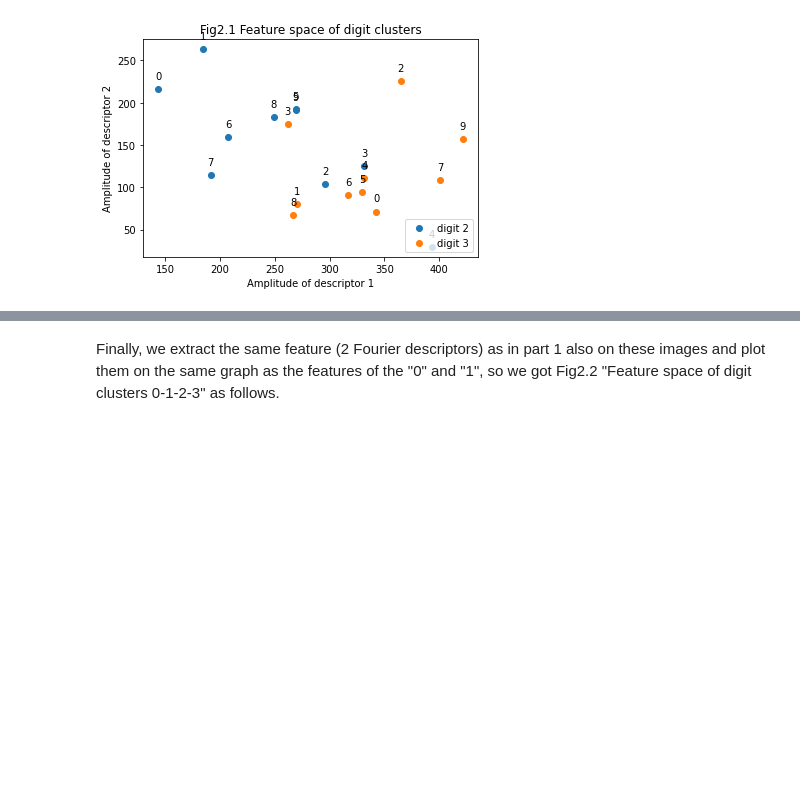
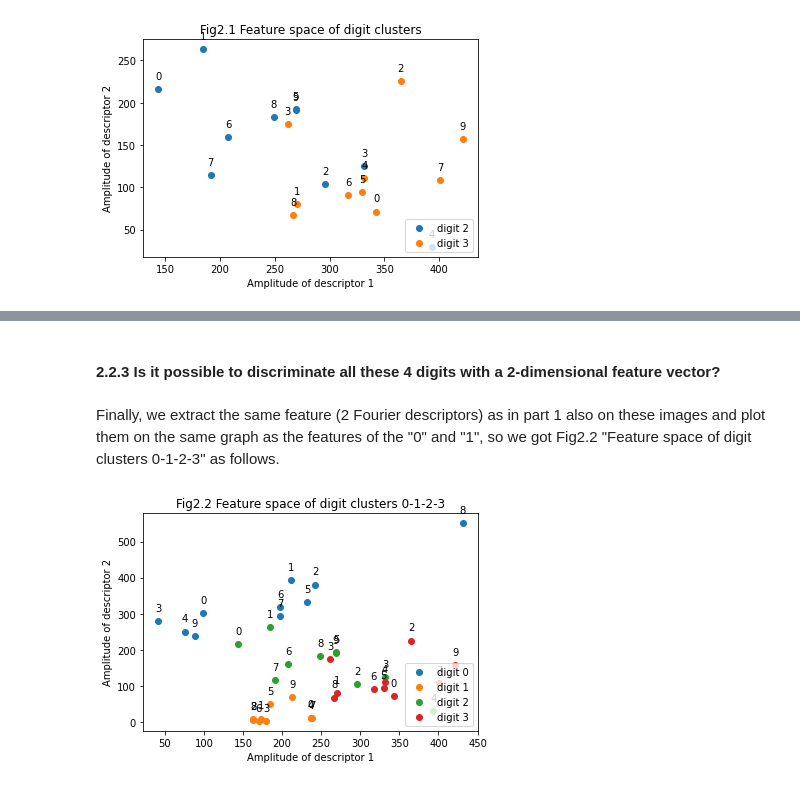
Before and after one commit to LTS5/iapr, a Jupyter notebook: labs/lab_02_object_description.ipynb, the cells around one changed output, grey strips where cells are left out. Drawn from its saved outputs; the diff is of its cells as text; code cells hidden in the pictures; blank space fills up the shorter version.

```diff
--- a/labs/lab_02_object_description.ipynb
+++ b/labs/lab_02_object_description.ipynb
@@ -1169,2 +1174,10 @@ plot_features(twos_features, threes_features, annote=True, title='Fig2.1 Feature
+# %% [markdown]
+#### 2.2.3 Is it possible to discriminate all these 4 digits with a 2-dimensional feature vector?
 # %% [markdown]
  Finally, we extract the same feature (2 Fourier descriptors) as in part 1 also on these images and plot them on the same graph as the features of the "0" and "1", so we got Fig2.2  "Feature space of digit clusters 0-1-2-3" as follows.
+# %%
+plot_features_p2(zeros_features, ones_features, annote=True, p1='p1',plt_ax=None)
+
+plot_features_p2(twos_features, threes_features, annote=True, title='Fig2.2 Feature space of digit clusters 0-1-2-3',plt_ax=None)
+# %% [output]
+[figure, added]
```
Also changed, not shown: parts of 14 cells of this notebook.
